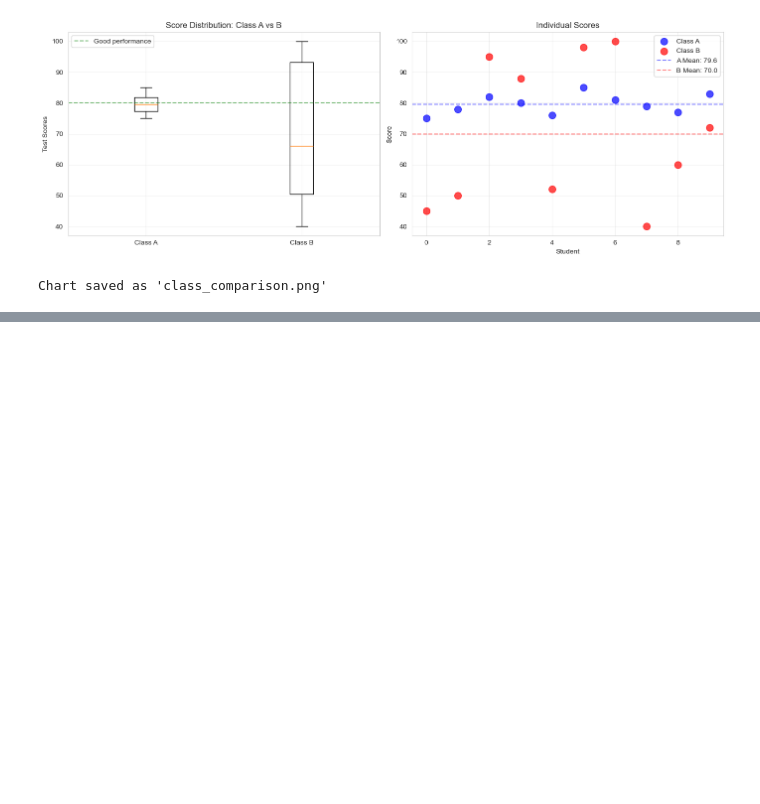
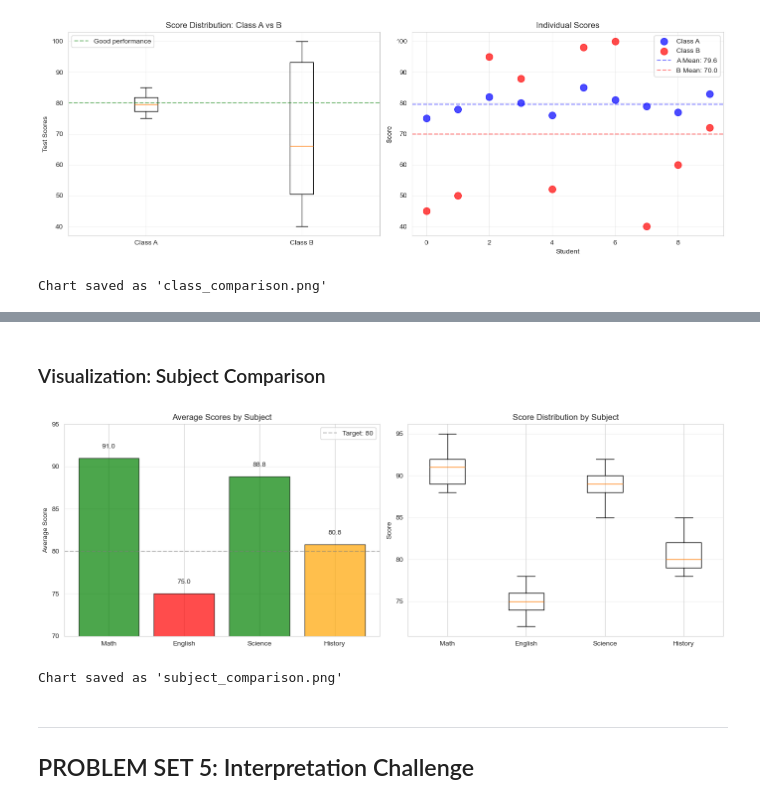
Before and after one commit to Danish925/statistics-cheatsheet, a Jupyter notebook: notebooks/02_practice_problems.ipynb, the cells around one changed output, grey strips where cells are left out. Saved outputs shown, nothing was run; the diff lists cells and outputs as text; code cells hidden in the pictures; blank space fills up the shorter version.

```diff
--- a/notebooks/02_practice_problems.ipynb
+++ b/notebooks/02_practice_problems.ipynb
@@ -429,0 +596,11 @@ Chart saved as 'class_comparison.png'
+# %%
+# Create datasets for 4 subjects
+math = pd.Series([92, 88, 95, 91, 89])
+english = pd.Series([75, 78, 72, 76, 74])
+science = pd.Series([88, 92, 85, 89, 90])
+history = pd.Series([80, 82, 78, 85, 79])
+
+print("Math Scores:    ", math.tolist())
+print("English Scores: ", english.tolist())
+print("Science Scores: ", science.tolist())
+print("History Scores: ", history.tolist())
@@ -429,0 +710,39 @@ Chart saved as 'class_comparison.png'
+# %% [markdown]
+### Visualization: Subject Comparison
+# %%
+fig, axes = plt.subplots(1, 2, figsize=(14, 5))
+
+# Bar plot of means
+subjects = ['Math', 'English', 'Science', 'History']
+means_list = [math.mean(), english.mean(), science.mean(), history.mean()]
+colors = ['green' if m >= 85 else 'orange' if m >= 80 else 'red' for m in means_list]
+
+axes[0].bar(subjects, means_list, color=colors, alpha=0.7, edgecolor='black')
+axes[0].axhline(y=80, color='gray', linestyle='--', alpha=0.5, label='Target: 80')
+axes[0].set_ylabel('Average Score')
+axes[0].set_title('Average Scores by Subject')
+axes[0].set_ylim(70, 95)
+for i, v in enumerate(means_list):
+    axes[0].text(i, v + 1, f'{v:.1f}', ha='center', va='bottom')
+axes[0].legend()
+axes[0].grid(alpha=0.3, axis='y')
+
+# Boxplot comparison
+data_box = [math, english, science, history]
+axes[1].boxplot(data_box, tick_labels=subjects)
+axes[1].set_ylabel('Score')
+axes[1].set_title('Score Distribution by Subject')
+axes[1].grid(alpha=0.3, axis='y')
+
+plt.tight_layout()
+plt.savefig('subject_comparison.png', dpi=100, bbox_inches='tight')
+plt.show()
+
+print("Chart saved as 'subject_comparison.png'")
+# %% [output]
+[figure, added]
+Chart saved as 'subject_comparison.png'
+# %% [markdown]
+---
+
+## PROBLEM SET 5: Interpretation Challenge
```
Also changed, not shown: parts of 26 cells of this notebook.
